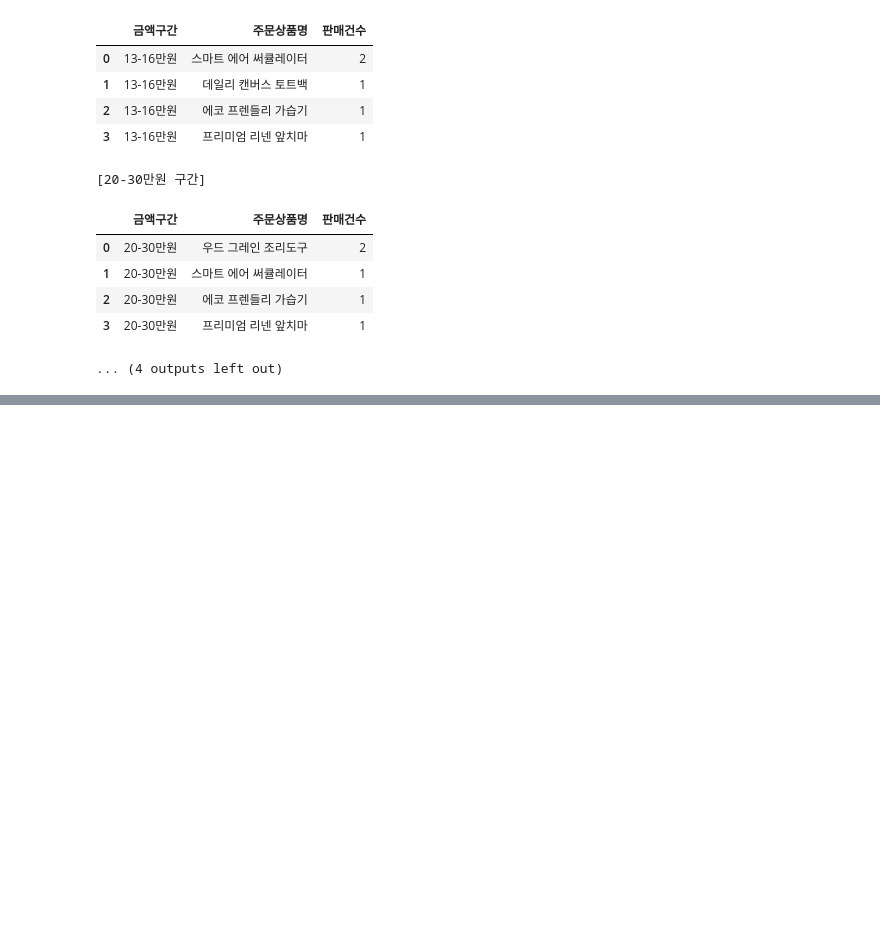
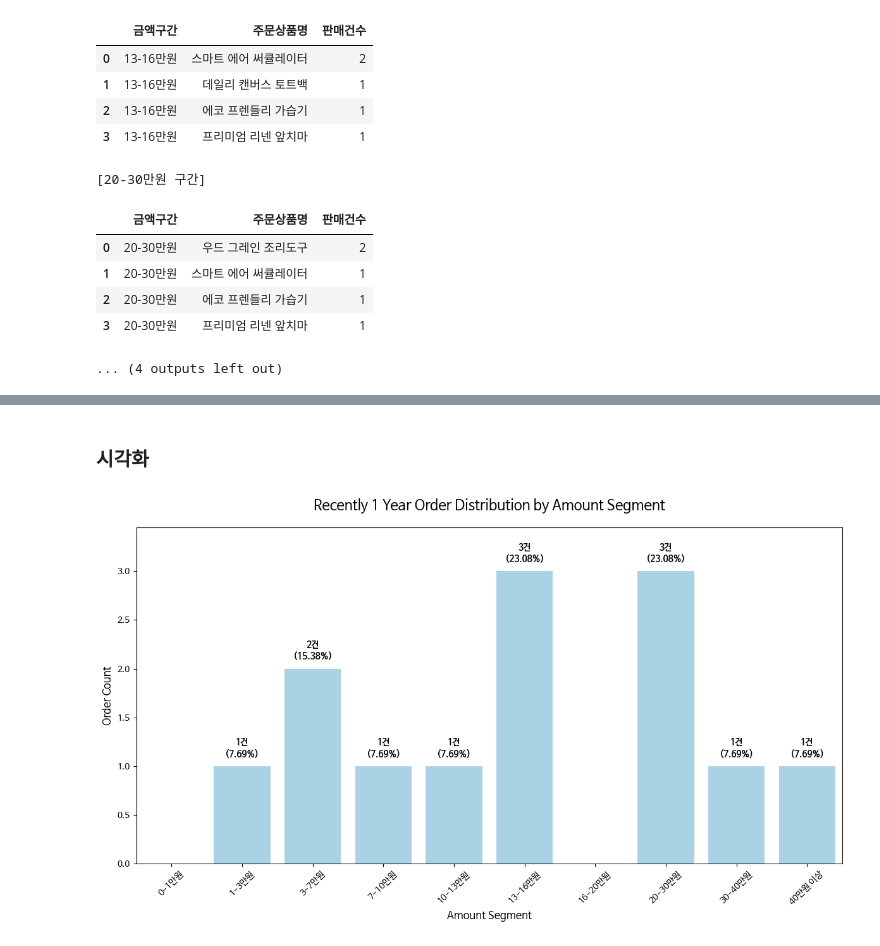
Before and after one commit to SuyeonSim/Data-analystic-Project, a Jupyter notebook: 03_AOV_Analysis.ipynb, the cells around one changed output, grey strips where cells are left out. Cells and saved outputs as stored; diff of their text form; code cells hidden in the pictures; blank space fills up the shorter version.

```diff
--- a/03_AOV_Analysis.ipynb
+++ b/03_AOV_Analysis.ipynb
@@ -123,0 +254,43 @@ for segment in top_products_by_segment['금액구간'].unique():
+# %% [markdown]
+### **시각화**
+# %%
+import matplotlib.pyplot as plt
+import seaborn as sns
+plt.rc('font', family='NanumBarunGothic')
+
+
+# 1. 최근 1년 객단가 시각화
+plt.figure(figsize=(12, 7))
+ax = sns.barplot(data=segment_1y, x='금액구간', y='주문건수', color='skyblue', alpha=0.8)
+
+# 차트 제목 및 라벨 설정
+plt.title('Recently 1 Year Order Distribution by Amount Segment', fontsize=16, pad=20)
+plt.xlabel('Amount Segment', fontsize=12)
+plt.ylabel('Order Count', fontsize=12)
+plt.xticks(rotation=45)
+
+# 바 상단에 비중(%) 라벨 표시
+for i, p in enumerate(ax.patches):
+    count = segment_1y.iloc[i]['주문건수']
+    percent = segment_1y.iloc[i]['비중(%)']
+
+    # f-string을 사용하여 건수와 비중을 결합 (콤마 포맷팅 포함)
+    label = f"{int(count):,}건\n({percent}%)"
+
+    ax.annotate(label,
+                 (p.get_x() + p.get_width() / 2., p.get_height()),
+                 ha='center', va='bottom',
+                 fontsize=10,
+                 fontweight='bold',
+                 xytext=(0, 8),
+                 textcoords='offset points')
+
+# y축 범위를 텍스트가 잘리지 않게 살짝 높임
+plt.ylim(0, segment_1y['주문건수'].max() * 1.15)
+
+
+plt.tight_layout()
+plt.savefig('aov_distribution.png')
+plt.show()
+# %% [output]
+[figure, added]
```
Also changed, not shown: parts of 3 cells of this notebook.
